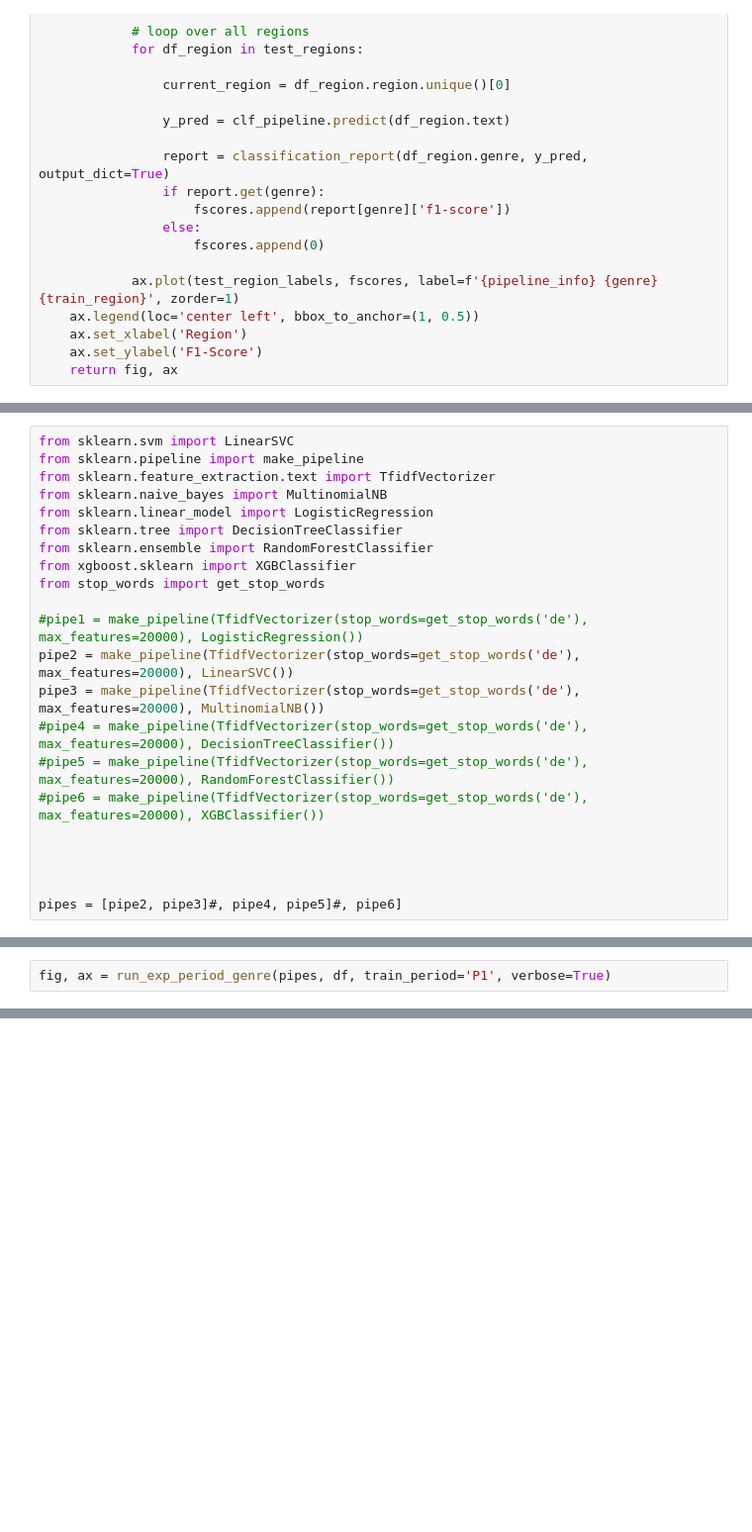
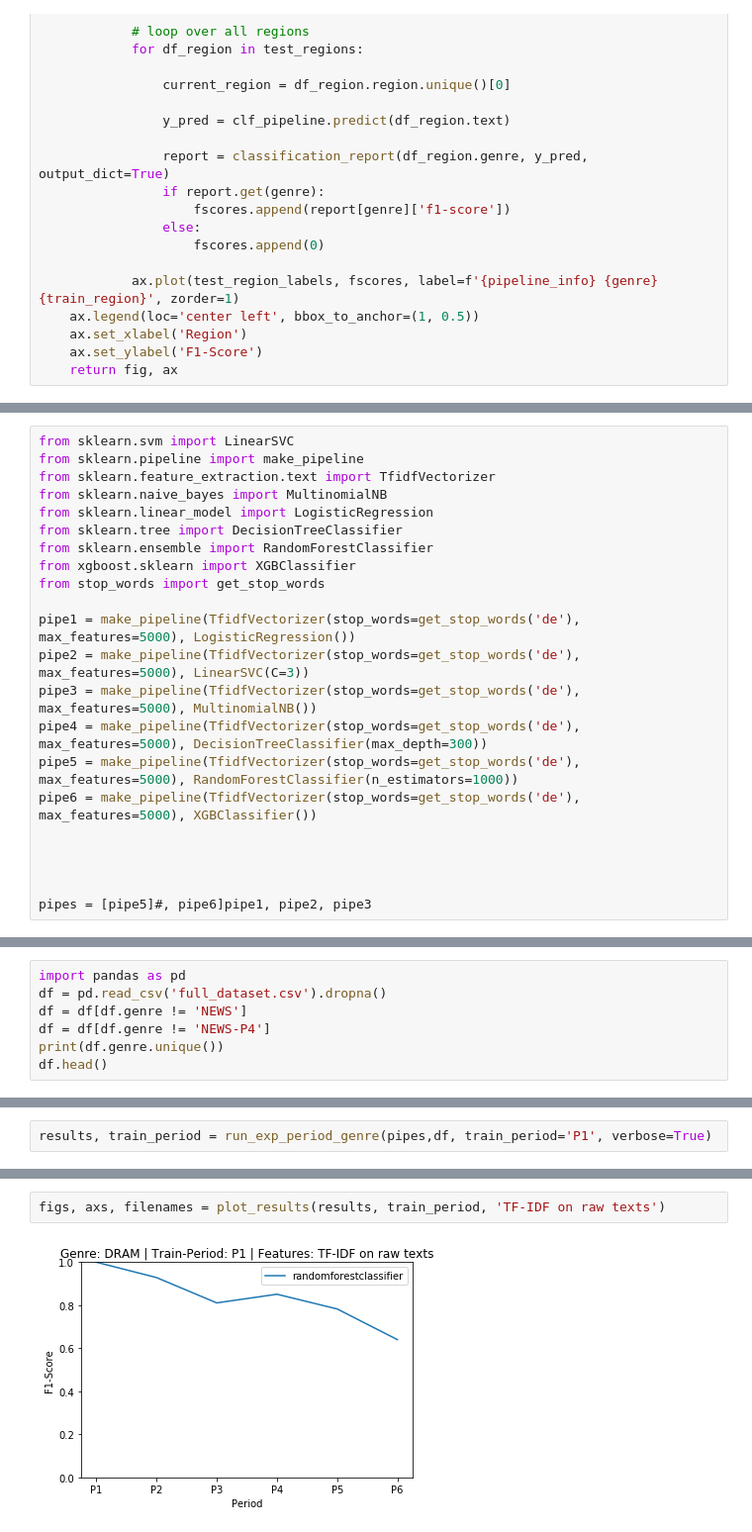
Before and after one commit to LennartKeller/TextklassifikationsProjekt2019, a Jupyter notebook: Concept.ipynb, the cells around one changed output, grey strips where cells are left out. Shown at 99% size. Cells and saved outputs as stored; diff of their text form; blank space fills up the shorter version.

```diff
--- a/Concept.ipynb
+++ b/Concept.ipynb
@@ -339,14 +378,14 @@ from sklearn.ensemble import RandomForestClassifier
 from xgboost.sklearn import XGBClassifier
 from stop_words import get_stop_words
 
-#pipe1 = make_pipeline(TfidfVectorizer(stop_words=get_stop_words('de'), max_features=20000), LogisticRegression())
-pipe2 = make_pipeline(TfidfVectorizer(stop_words=get_stop_words('de'), max_features=20000), LinearSVC())
-pipe3 = make_pipeline(TfidfVectorizer(stop_words=get_stop_words('de'), max_features=20000), MultinomialNB())
-#pipe4 = make_pipeline(TfidfVectorizer(stop_words=get_stop_words('de'), max_features=20000), DecisionTreeClassifier())
-#pipe5 = make_pipeline(TfidfVectorizer(stop_words=get_stop_words('de'), max_features=20000), RandomForestClassifier())
-#pipe6 = make_pipeline(TfidfVectorizer(stop_words=get_stop_words('de'), max_features=20000), XGBClassifier())
+pipe1 = make_pipeline(TfidfVectorizer(stop_words=get_stop_words('de'), max_features=5000), LogisticRegression())
+pipe2 = make_pipeline(TfidfVectorizer(stop_words=get_stop_words('de'), max_features=5000), LinearSVC(C=3))
+pipe3 = make_pipeline(TfidfVectorizer(stop_words=get_stop_words('de'), max_features=5000), MultinomialNB())
+pipe4 = make_pipeline(TfidfVectorizer(stop_words=get_stop_words('de'), max_features=5000), DecisionTreeClassifier(max_depth=300))
+pipe5 = make_pipeline(TfidfVectorizer(stop_words=get_stop_words('de'), max_features=5000), RandomForestClassifier(n_estimators=1000))
+pipe6 = make_pipeline(TfidfVectorizer(stop_words=get_stop_words('de'), max_features=5000), XGBClassifier())
 
 
 
 
-pipes = [pipe2, pipe3]#, pipe4, pipe5]#, pipe6]
+pipes = [pipe5]#, pipe6]pipe1, pipe2, pipe3
@@ -361,0 +392,7 @@ AttributeError: 'numpy.ndarray' object has no attribute 'count'
+# %%
+import pandas as pd
+df = pd.read_csv('full_dataset.csv').dropna()
+df = df[df.genre != 'NEWS']
+df = df[df.genre != 'NEWS-P4']
+print(df.genre.unique())
+df.head()
@@ -362,3 +407,3 @@ AttributeError: 'numpy.ndarray' object has no attribute 'count'
 # %%
-fig, ax = run_exp_period_genre(pipes, df, train_period='P1', verbose=True)
+results, train_period = run_exp_period_genre(pipes,df, train_period='P1', verbose=True)
 # %% [output]
@@ -398,0 +411,4 @@ for r in ['WMD', 'NOD', 'WOD', 'OOD', 'OMD']:
+# %%
+figs, axs, filenames = plot_results(results, train_period, 'TF-IDF on raw texts')
+# %% [output]
+[figure, added]
```
Also changed, not shown: parts of 13 cells of this notebook, 2 other files.
